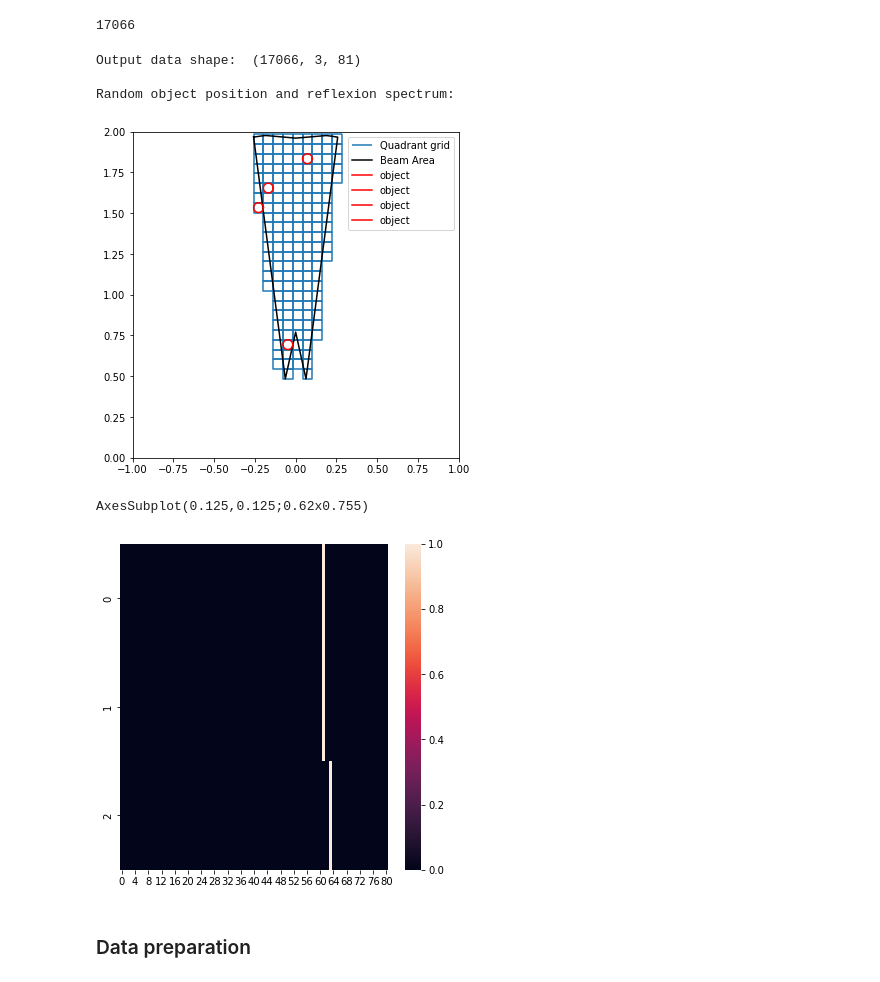
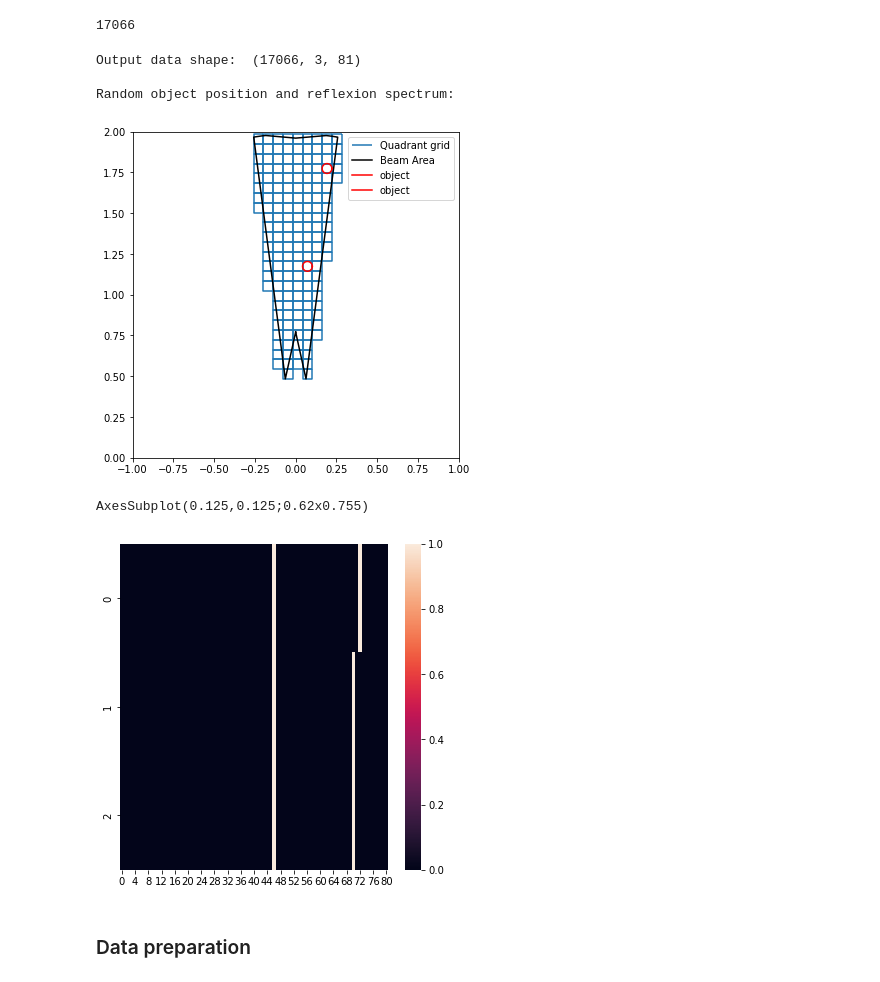
Before and after one commit to Juanpmartinez180/Data-Science-Projects, a Jupyter notebook: ultrasonic_radar/data_generation.ipynb, the cells around one changed output. Saved outputs shown, nothing was run; the diff lists cells and outputs as text; code cells hidden in the pictures.

```diff
--- a/ultrasonic_radar/data_generation.ipynb
+++ b/ultrasonic_radar/data_generation.ipynb
@@ -86,6 +101,8 @@ def check_is_inside(geometry, points):
     return quadrant_index, coords, points_inside
 # %%
 def get_propagation_data(objects_inside):
+    #max noise distance possible = quadrant size
+    noise_max = 0.06
     #origin coordinates for each sensor
     sensors_coordinates = [sensor_1_coordinates, sensor_2_coordinates, sensor_3_coordinates]
 
@@ -104,6 +121,10 @@ def get_propagation_data(objects_inside):
             object_to_trace_coordinates = np.dstack(grid_geometry[object_to_trace].centroid.coords.xy).tolist()[0][0]
             #get the rount trip distance from the sensor origin to the object
             round_trip_distance = 2 * math.dist(object_to_trace_coordinates, origin_coord)
+            #add noise to the trip distance (sensors are not perfect while detecting)
+            rand_int = np.random.default_rng().integers(low=-100, high=100, size=1)[0]  #Random integer between -100 and 100
+            noise = (rand_int/100)*noise_max  #calculate noise
+            round_trip_distance = round_trip_distance + noise  #add noise to the real distance measure
             #get the rount trip time
             round_trip_time = round_trip_distance / propagation_speed
             #get the final wave amplitude
@@ -111,6 +132,9 @@ def get_propagation_data(objects_inside):
 
             #quantize the travel time
             quantized_time = round_trip_time / sampling_rate
+            if quantized_time > 81:
+                quantized_time = 81
+
             #Fill the output data matrix with the calculated values
             #Note: The value will be 1 until the wave propagation analysis is solved.
             output_data[0][sensor][int(np.round(quantized_time) - 1)] = 1
@@ -391,37 +415,37 @@ label_quadrant = [[0, 17, 42, 68, 92]]
 #shape of the output data
 print('Output data shape: ',traced_data.shape)
 
 print('\nRandom object position and reflexion spectrum: \n')
 
-rand_obj = label_quadrant[10000]
+rand_obj = label_quadrant[1000]
 
 #plot the grid
 grid_geometry.boundary.plot(label = 'Quadrant grid')
 
 #plot the composed beam area
 x, y = int_3.exterior.xy
 plt.plot(x, y, label = 'Beam Area', color= 'black')
 
 #plot the objects
 for object_coordinates in rand_obj:
     coords = np.dstack(grid_geometry[object_coordinates].centroid.coords.xy).tolist()[0][0]
     temp_obj = Point(coords)
     x,y = temp_obj.buffer(0.03).exterior.xy
     plt.plot(x,y, color = 'red', label = 'object')
 
 plt.xlim([-1,1])
 plt.ylim([0, 2])
 plt.legend()
 plt.show()
 
-print(sns.heatmap(traced_data[0]))
+print(sns.heatmap(traced_data[1000]))
 # %% [output]
 Output data shape:  (17066, 3, 81)
 
 Random object position and reflexion spectrum:
-[figure, old version]
+[figure, new version]
 AxesSubplot(0.125,0.125;0.62x0.755)
-[figure, old version]
+[figure, new version]
 # %% [markdown]
 ### Data preparation
 # %%
```
Also changed, not shown: parts of 17 cells of this notebook, 12 other files.
